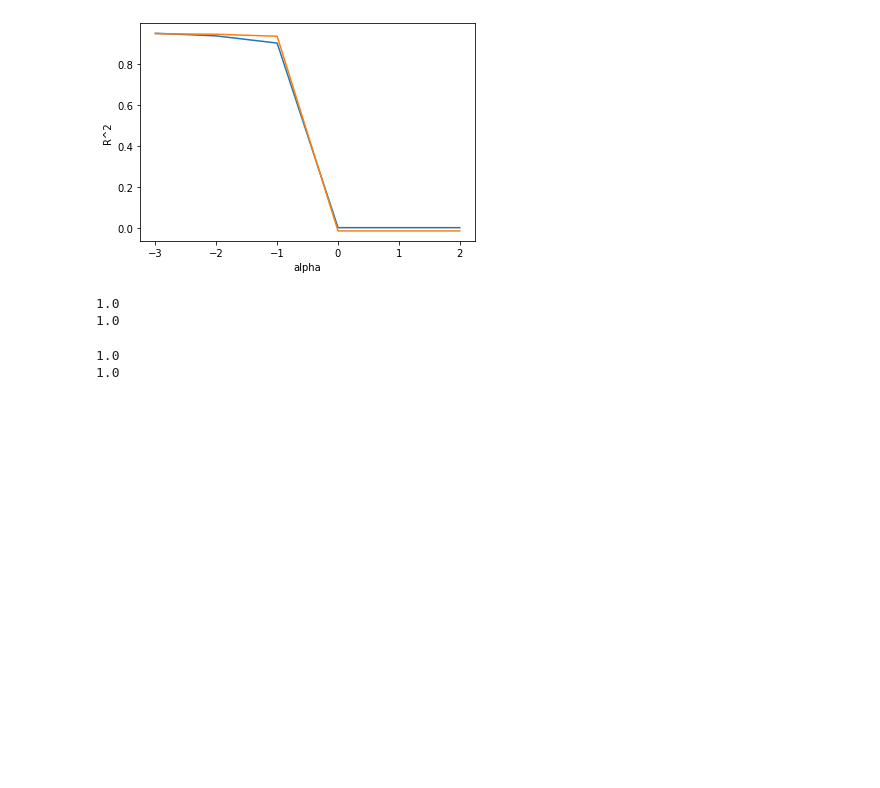
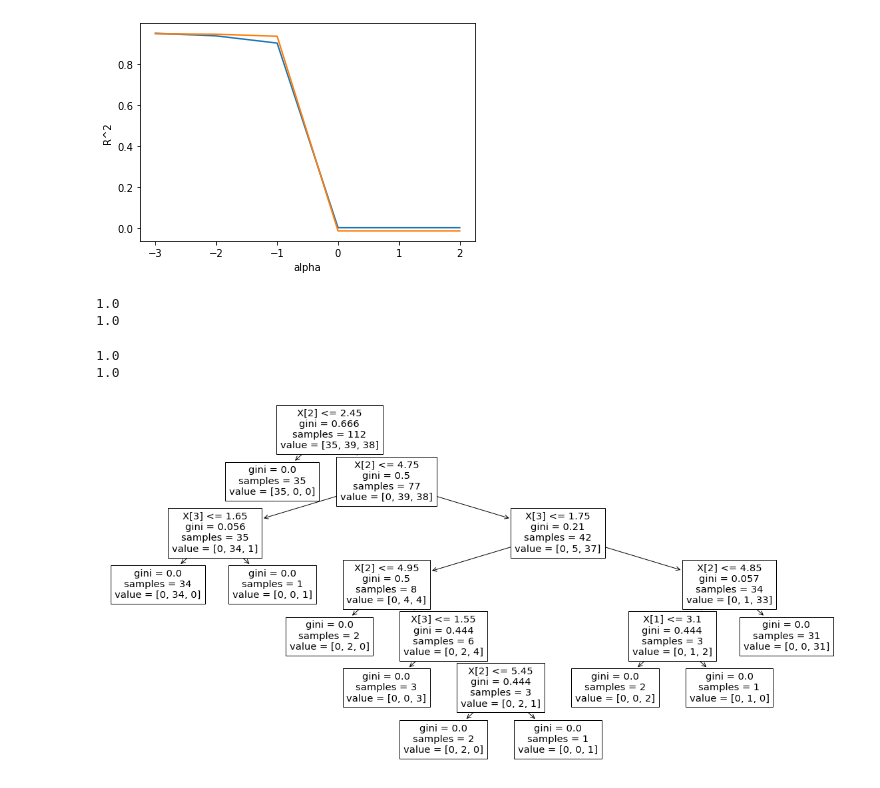
Before and after one commit to py4ine/study_ML, a Jupyter notebook: 20240603_ML_iris.ipynb, the cells around one changed output. Cells and saved outputs as stored; diff of their text form; code cells hidden in the pictures; blank space fills up the shorter version.

Commit message:
DecisionTreeClassifier

```diff
--- a/20240603_ML_iris.ipynb
+++ b/20240603_ML_iris.ipynb
@@ -670,11 +670,21 @@ print(dtc.score(y_train, y_target))
 1.0
 1.0
 # %%
-dtc = DecisionTreeClassifier(random_state=42)
-dtc.fit(train_scaled, X_target)
+# 특성 스케일 불필요
+# dtc = DecisionTreeClassifier(random_state=42)
+# dtc.fit(train_scaled, X_target)
 
-print(dtc.score(train_scaled, X_target))
-print(dtc.score(test_scaled, y_target))
+# print(dtc.score(train_scaled, X_target))
+# print(dtc.score(test_scaled, y_target))
 # %% [output]
 1.0
 1.0
+# %%
+# 트리 시각화
+from sklearn.tree import plot_tree
+
+plt.figure(figsize=(20,10))
+plot_tree(dtc)
+plt.show()
+# %% [output]
+[figure, added]
```
Also changed, not shown: parts of 6 cells of this notebook.
